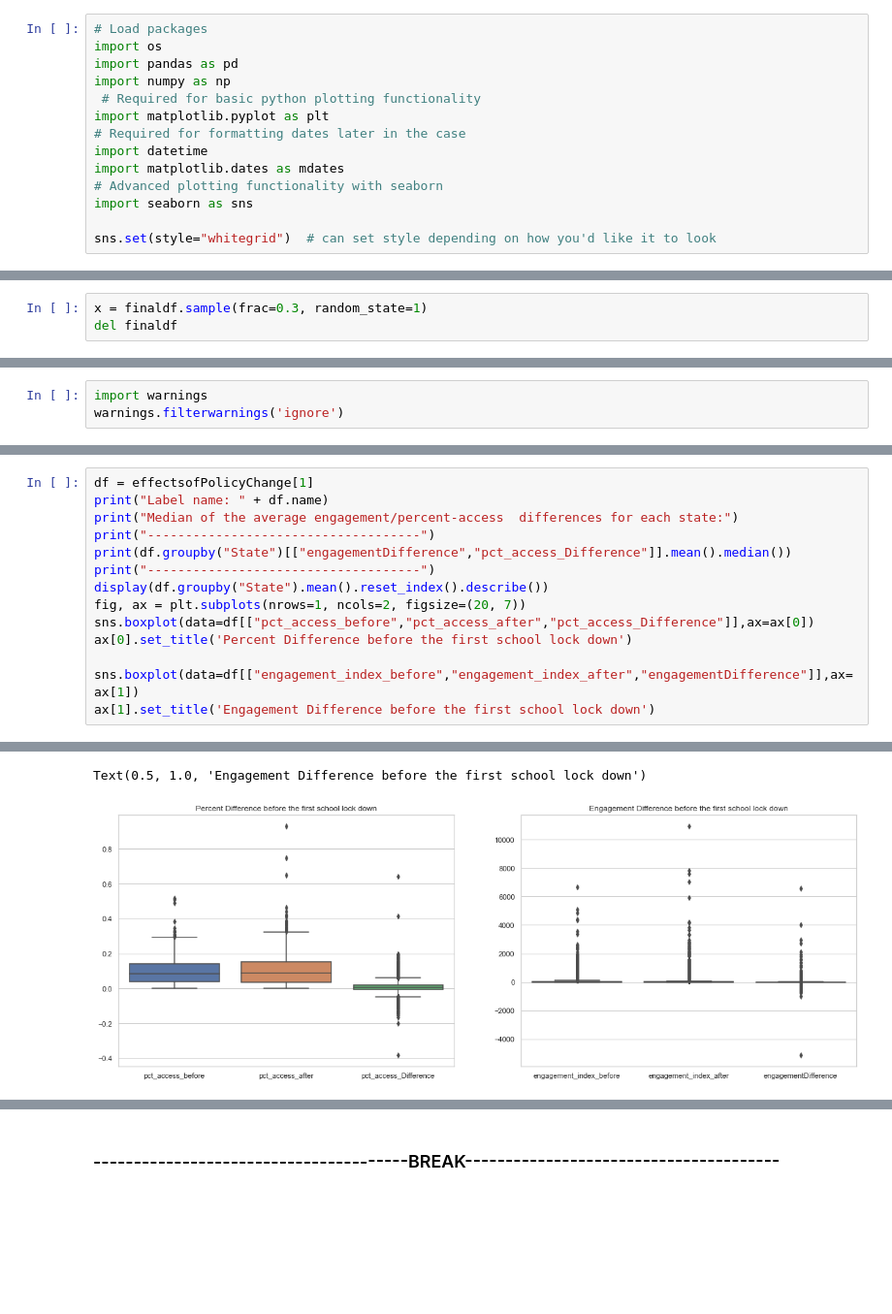
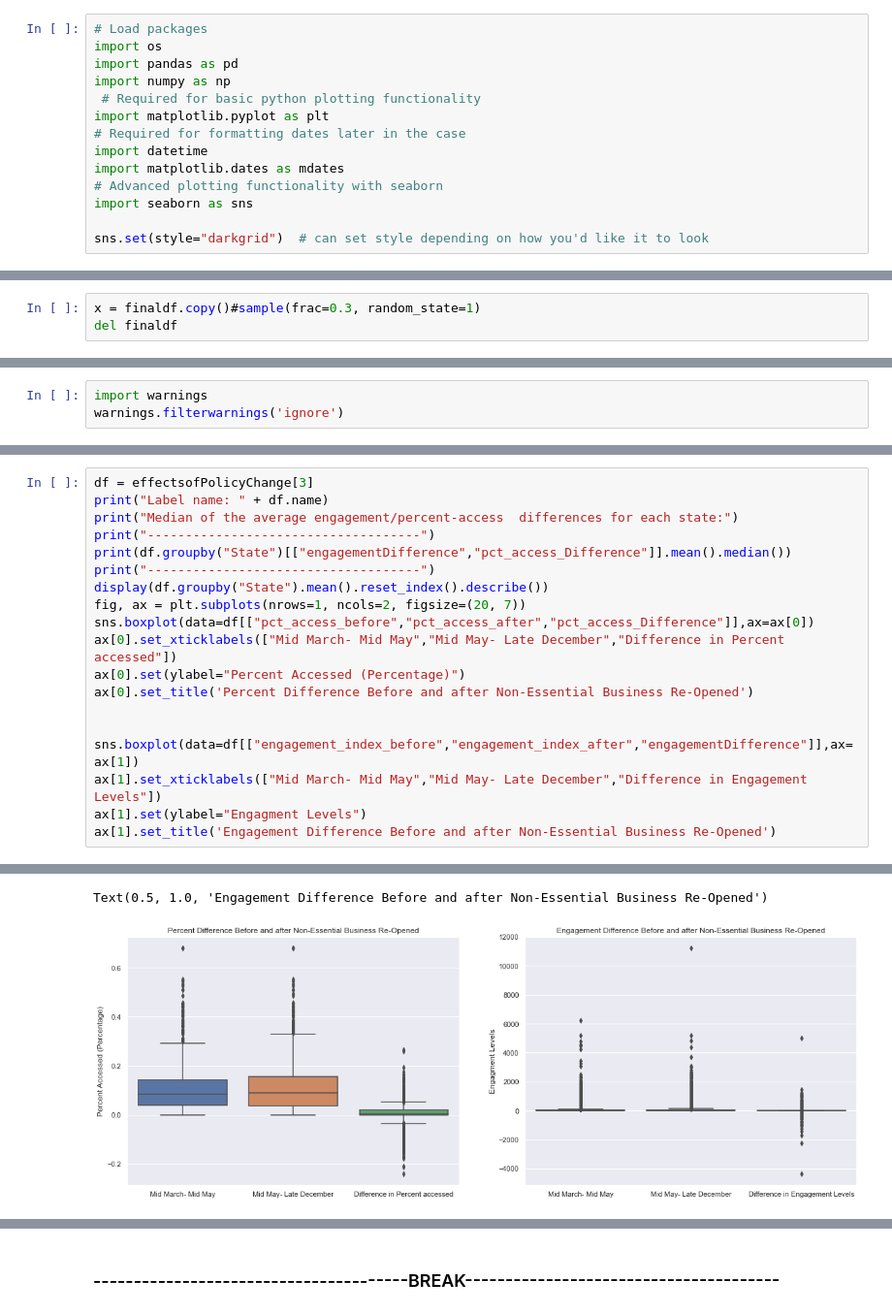
Before and after one commit to AditJainn/Math1130Project, a Jupyter notebook: AditProjectCode.ipynb, the cells around one changed output, grey strips where cells are left out. Shown at 97% size. Saved outputs shown, nothing was run; the diff lists cells and outputs as text; blank space fills up the shorter version.

```diff
--- a/AditProjectCode.ipynb
+++ b/AditProjectCode.ipynb
@@ -11,7 +11,7 @@ import matplotlib.dates as mdates
 # Advanced plotting functionality with seaborn
 import seaborn as sns
 
-sns.set(style="whitegrid")  # can set style depending on how you'd like it to look
+sns.set(style="darkgrid")  # can set style depending on how you'd like it to look
 # %%
 productInfoDF = os.path.join(os.getcwd(), "./products_info.csv")
 productInfoDF = pd.read_csv(productInfoDF)
@@ -293,5 +292,5 @@ finaldf.head()
 # %%
-x = finaldf.sample(frac=0.3, random_state=1)
+x = finaldf.copy()#sample(frac=0.3, random_state=1)
 del finaldf
 # %% [markdown]
 Reminder:
@@ -493,5 +578,5 @@ Text(0.5, 1.0, 'Engagement Difference before the first school lock down')
 # %%
-df = effectsofPolicyChange[1]
+df = effectsofPolicyChange[3]
 print("Label name: " + df.name)
 print("Median of the average engagement/percent-access  differences for each state:")
 print("------------------------------------")
@@ -500,8 +585,13 @@ print("------------------------------------")
 display(df.groupby("State").mean().reset_index().describe())
 fig, ax = plt.subplots(nrows=1, ncols=2, figsize=(20, 7))
 sns.boxplot(data=df[["pct_access_before","pct_access_after","pct_access_Difference"]],ax=ax[0])
-ax[0].set_title('Percent Difference before the first school lock down')
+ax[0].set_xticklabels(["Mid March- Mid May","Mid May- Late December","Difference in Percent accessed"])
+ax[0].set(ylabel="Percent Accessed (Percentage)")
+ax[0].set_title('Percent Difference Before and after Non-Essential Business Re-Opened')
+
 
 sns.boxplot(data=df[["engagement_index_before","engagement_index_after","engagementDifference"]],ax=ax[1])
-ax[1].set_title('Engagement Difference before the first school lock down')
+ax[1].set_xticklabels(["Mid March- Mid May","Mid May- Late December","Difference in Engagement Levels"])
+ax[1].set(ylabel="Engagment Levels")
+ax[1].set_title('Engagement Difference Before and after Non-Essential Business Re-Opened')
 # %% [output]
@@ -524,2 +614,2 @@ dtype: float64
-Text(0.5, 1.0, 'Engagement Difference before the first school lock down')
+Text(0.5, 1.0, 'Engagement Difference Before and after Non-Essential Business Re-Opened')
-[figure, old version]
+[figure, new version]
```
Also changed, not shown: parts of 12 cells of this notebook.
